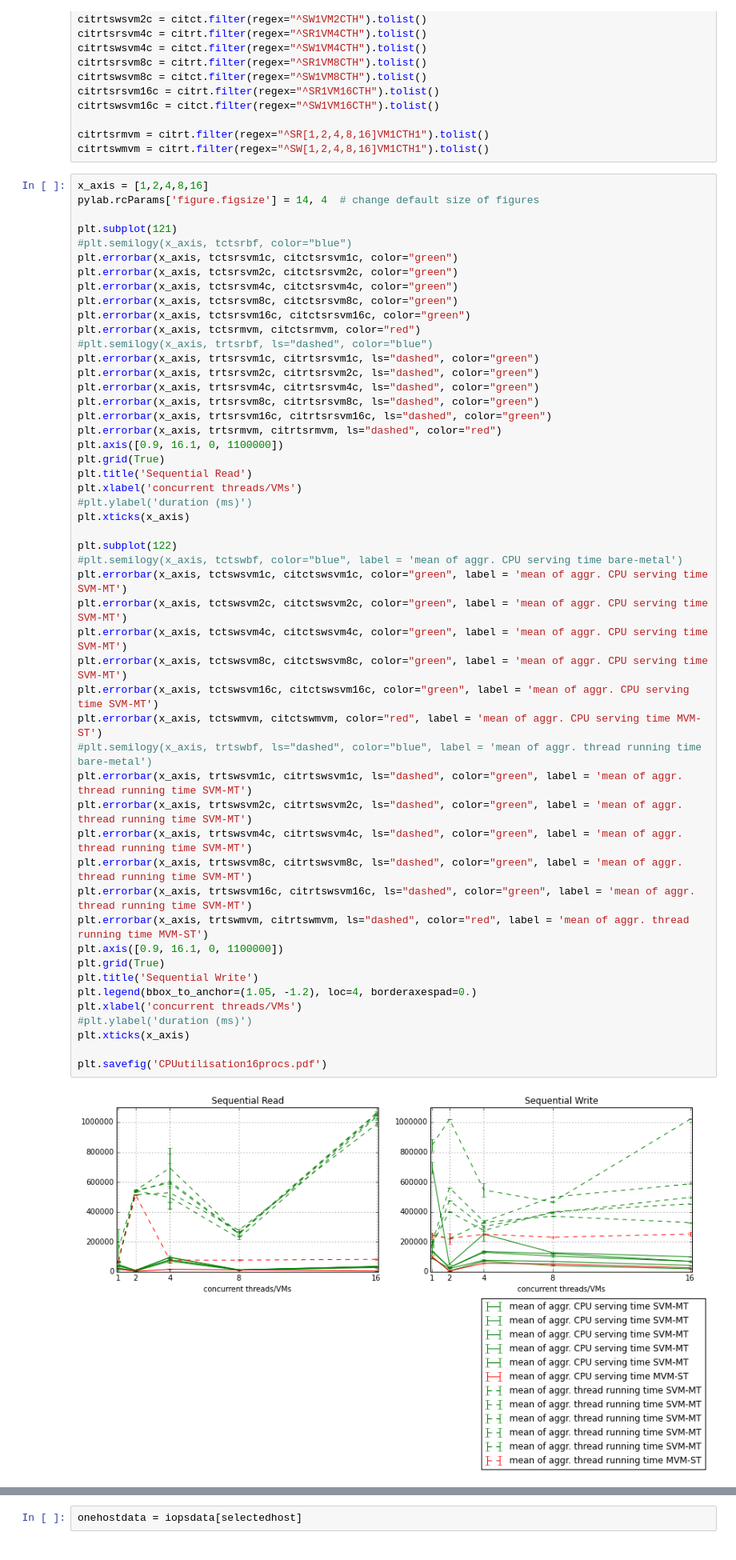
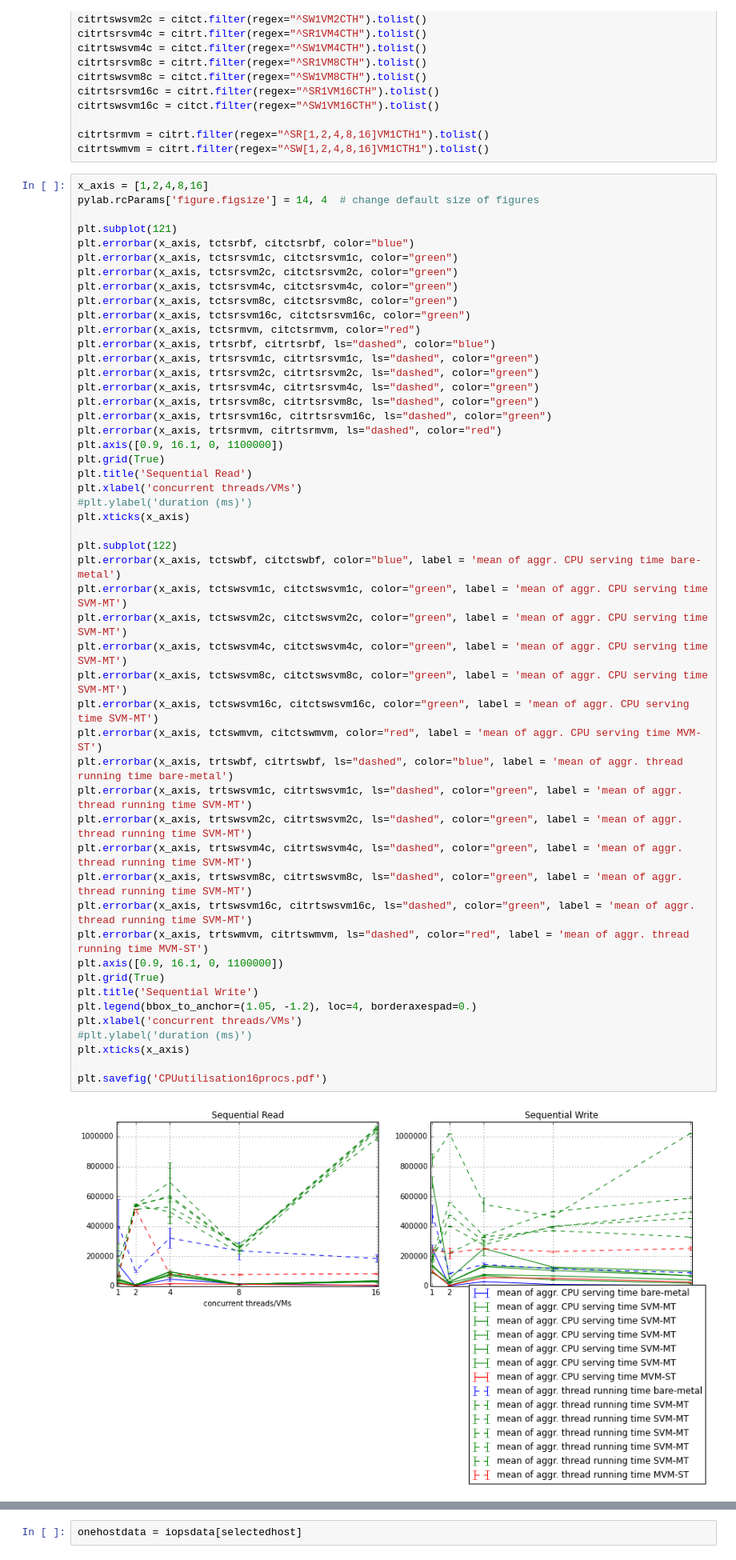
Before and after one commit to hasonhai/io_measurements, a Jupyter notebook: notebook/DA16procs.ipynb, the cells around one changed output, grey strips where cells are left out. Shown at 80% size. Cells and saved outputs as stored; diff of their text form.

```diff
--- a/notebook/DA16procs.ipynb
+++ b/notebook/DA16procs.ipynb
@@ -517,14 +517,14 @@ x_axis = [1,2,4,8,16]
 pylab.rcParams['figure.figsize'] = 14, 4  # change default size of figures
 
 plt.subplot(121)
-#plt.semilogy(x_axis, tctsrbf, color="blue")
+plt.errorbar(x_axis, tctsrbf, citctsrbf, color="blue")
 plt.errorbar(x_axis, tctsrsvm1c, citctsrsvm1c, color="green")
 plt.errorbar(x_axis, tctsrsvm2c, citctsrsvm2c, color="green")
 plt.errorbar(x_axis, tctsrsvm4c, citctsrsvm4c, color="green")
 plt.errorbar(x_axis, tctsrsvm8c, citctsrsvm8c, color="green")
 plt.errorbar(x_axis, tctsrsvm16c, citctsrsvm16c, color="green")
 plt.errorbar(x_axis, tctsrmvm, citctsrmvm, color="red")
-#plt.semilogy(x_axis, trtsrbf, ls="dashed", color="blue")
+plt.errorbar(x_axis, trtsrbf, citrtsrbf, ls="dashed", color="blue")
 plt.errorbar(x_axis, trtsrsvm1c, citrtsrsvm1c, ls="dashed", color="green")
 plt.errorbar(x_axis, trtsrsvm2c, citrtsrsvm2c, ls="dashed", color="green")
 plt.errorbar(x_axis, trtsrsvm4c, citrtsrsvm4c, ls="dashed", color="green")
@@ -534,36 +534,36 @@ plt.errorbar(x_axis, trtsrmvm, citrtsrmvm, ls="dashed", color="red")
 plt.axis([0.9, 16.1, 0, 1100000])
 plt.grid(True)
 plt.title('Sequential Read')
 plt.xlabel('concurrent threads/VMs')
 #plt.ylabel('duration (ms)')
 plt.xticks(x_axis)
 
 plt.subplot(122)
-#plt.semilogy(x_axis, tctswbf, color="blue", label = 'mean of aggr. CPU serving time bare-metal')
+plt.errorbar(x_axis, tctswbf, citctswbf, color="blue", label = 'mean of aggr. CPU serving time bare-metal')
 plt.errorbar(x_axis, tctswsvm1c, citctswsvm1c, color="green", label = 'mean of aggr. CPU serving time SVM-MT')
 plt.errorbar(x_axis, tctswsvm2c, citctswsvm2c, color="green", label = 'mean of aggr. CPU serving time SVM-MT')
 plt.errorbar(x_axis, tctswsvm4c, citctswsvm4c, color="green", label = 'mean of aggr. CPU serving time SVM-MT')
 plt.errorbar(x_axis, tctswsvm8c, citctswsvm8c, color="green", label = 'mean of aggr. CPU serving time SVM-MT')
 plt.errorbar(x_axis, tctswsvm16c, citctswsvm16c, color="green", label = 'mean of aggr. CPU serving time SVM-MT')
 plt.errorbar(x_axis, tctswmvm, citctswmvm, color="red", label = 'mean of aggr. CPU serving time MVM-ST')
-#plt.semilogy(x_axis, trtswbf, ls="dashed", color="blue", label = 'mean of aggr. thread running time bare-metal')
+plt.errorbar(x_axis, trtswbf, citrtswbf, ls="dashed", color="blue", label = 'mean of aggr. thread running time bare-metal')
 plt.errorbar(x_axis, trtswsvm1c, citrtswsvm1c, ls="dashed", color="green", label = 'mean of aggr. thread running time SVM-MT')
 plt.errorbar(x_axis, trtswsvm2c, citrtswsvm2c, ls="dashed", color="green", label = 'mean of aggr. thread running time SVM-MT')
 plt.errorbar(x_axis, trtswsvm4c, citrtswsvm4c, ls="dashed", color="green", label = 'mean of aggr. thread running time SVM-MT')
 plt.errorbar(x_axis, trtswsvm8c, citrtswsvm8c, ls="dashed", color="green", label = 'mean of aggr. thread running time SVM-MT')
 plt.errorbar(x_axis, trtswsvm16c, citrtswsvm16c, ls="dashed", color="green", label = 'mean of aggr. thread running time SVM-MT')
 plt.errorbar(x_axis, trtswmvm, citrtswmvm, ls="dashed", color="red", label = 'mean of aggr. thread running time MVM-ST')
 plt.axis([0.9, 16.1, 0, 1100000])
 plt.grid(True)
 plt.title('Sequential Write')
 plt.legend(bbox_to_anchor=(1.05, -1.2), loc=4, borderaxespad=0.)
 plt.xlabel('concurrent threads/VMs')
 #plt.ylabel('duration (ms)')
 plt.xticks(x_axis)
 
 plt.savefig('CPUutilisation16procs.pdf')
 # %% [output]
-[figure, old version]
+[figure, new version]
 # %% [markdown]
 The figures above represent the aggregated time for all threads to finish and the aggregated actual time that the thread are using the CPU. Because the amount of transfered data was multiplied proportional to the number of threads/VMs joining the test, so we cannot see clearly the overhead between the three scenarios. The distance between the solid line and the dash line represent the amout of useless time that the thread has to wait to finish its reading/writing. With this idea in mind, in later tests, we will use the same amount of transfered data to best present the overhead in terms of CPU utilization and CPU waiting time. The idea to use fixed data size is to see the increasing overhead when parallelism level increases.
 
```
Also changed, not shown: parts of 5 cells of this notebook, 12 other files.
